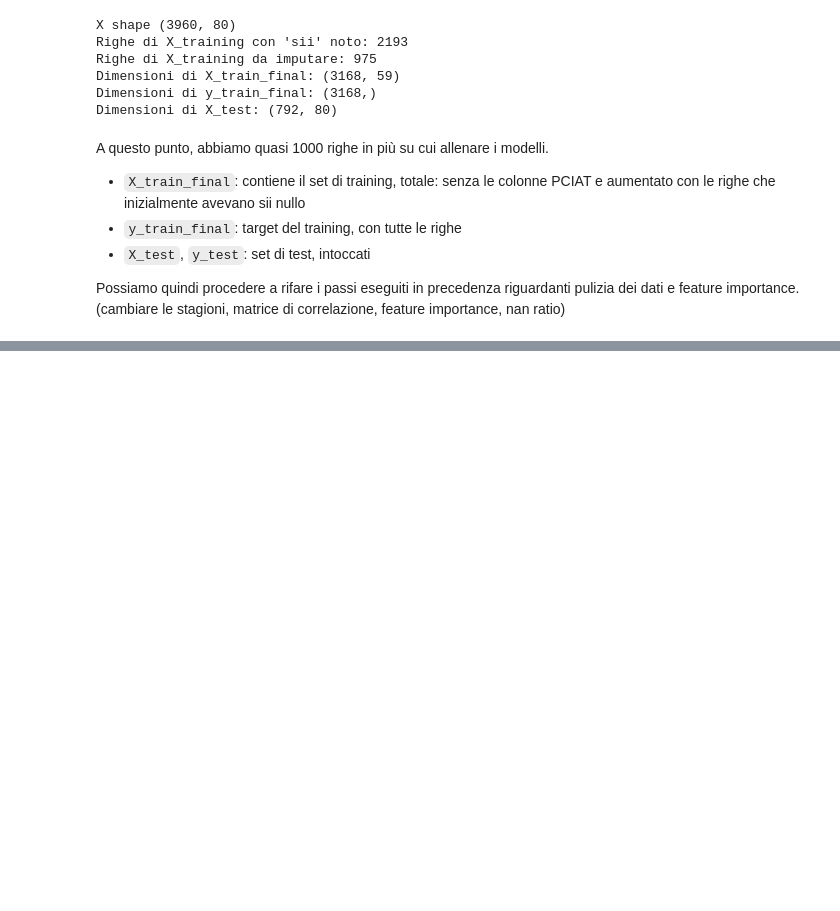
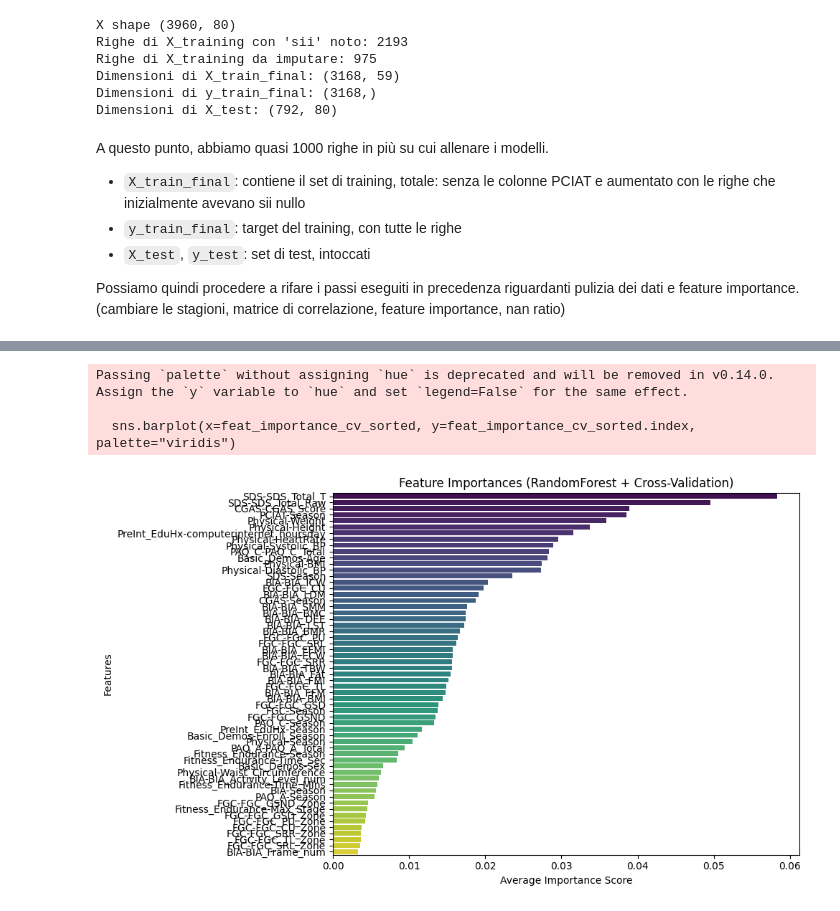
Before and after one commit to dadezz/ML_Problematic_Internet_Use, a Jupyter notebook: src/data_cleaning.ipynb, the cells around one changed output, grey strips where cells are left out. Cells and saved outputs as stored; diff of their text form; code cells hidden in the pictures; blank space fills up the shorter version.

```diff
--- a/src/data_cleaning.ipynb
+++ b/src/data_cleaning.ipynb
@@ -395,0 +422,33 @@ Possiamo quindi procedere a rifare i passi eseguiti in precedenza riguardanti pu
+# %%
+# cross validation
+kf = StratifiedKFold(n_splits=5, shuffle=True, random_state=42)
+importances_list = []
+
+for train_idx, val_idx in kf.split(X_train_final, y_train_final):
+    X_fold_train, y_fold_train = X_train_final.iloc[train_idx], y_train_final.iloc[train_idx]
+
+    model = RandomForestClassifier(random_state=42)
+    model.fit(X_fold_train, y_fold_train)
+
+    importances_list.append(model.feature_importances_)
+
+# Media delle importanze sui fold
+mean_importances = np.mean(importances_list, axis=0)
+
+# Associa nomi feature
+feat_importance_cv = pd.Series(mean_importances, index=X_train_final.columns)
+feat_importance_cv_sorted = feat_importance_cv.sort_values(ascending=False)
+
+# Visualizza
+plt.figure(figsize=(10, 6))
+sns.barplot(x=feat_importance_cv_sorted, y=feat_importance_cv_sorted.index, palette="viridis")
+plt.title("Feature Importances (RandomForest + Cross-Validation)")
+plt.xlabel("Average Importance Score")
+plt.ylabel("Features")
+plt.tight_layout()
+plt.show()
+# %% [output]
+Passing `palette` without assigning `hue` is deprecated and will be removed in v0.14.0. Assign the `y` variable to `hue` and set `legend=False` for the same effect.
+
+  sns.barplot(x=feat_importance_cv_sorted, y=feat_importance_cv_sorted.index, palette="viridis")
+[figure, added]
```
Also changed, not shown: parts of 17 cells of this notebook, 1 other file.
